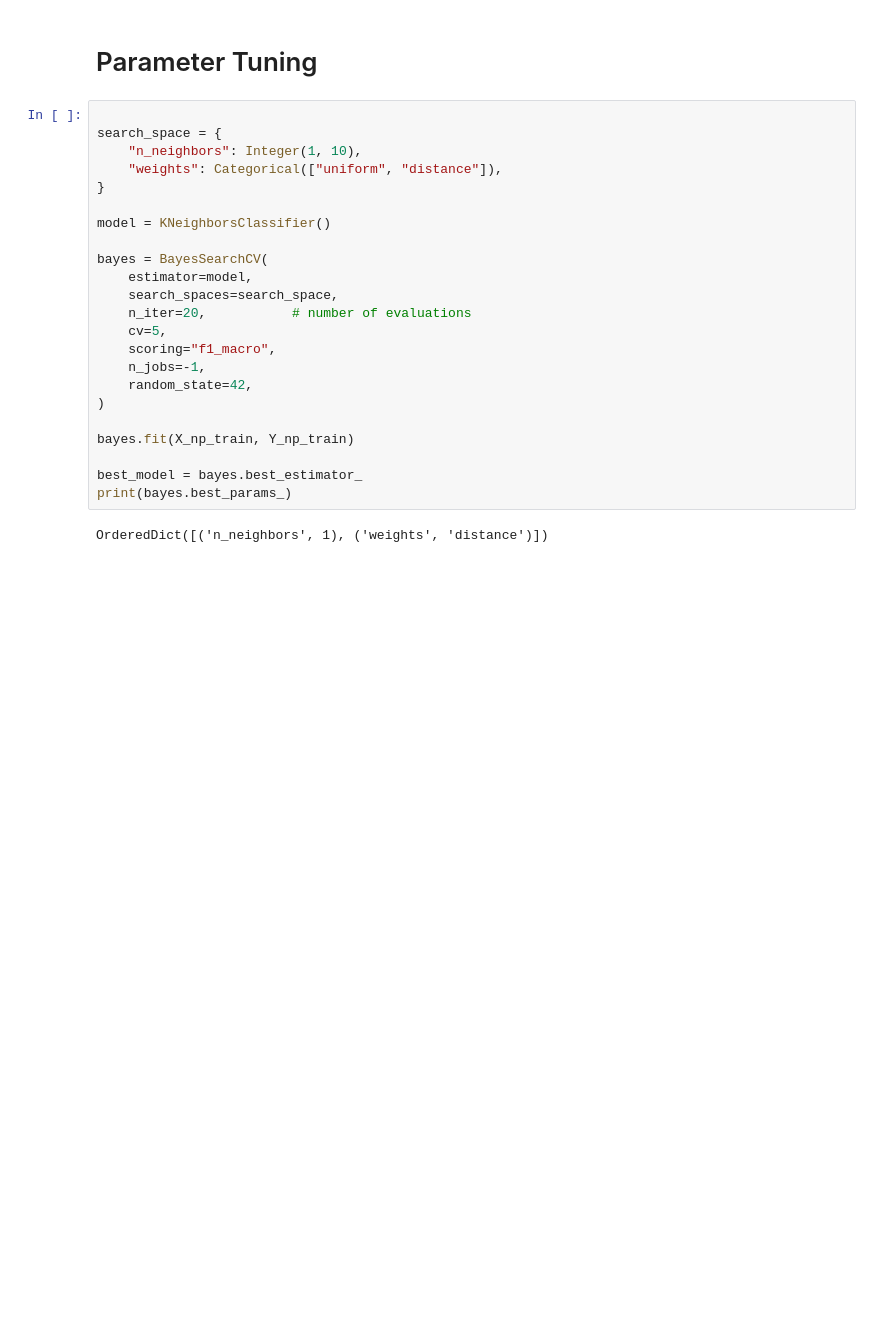
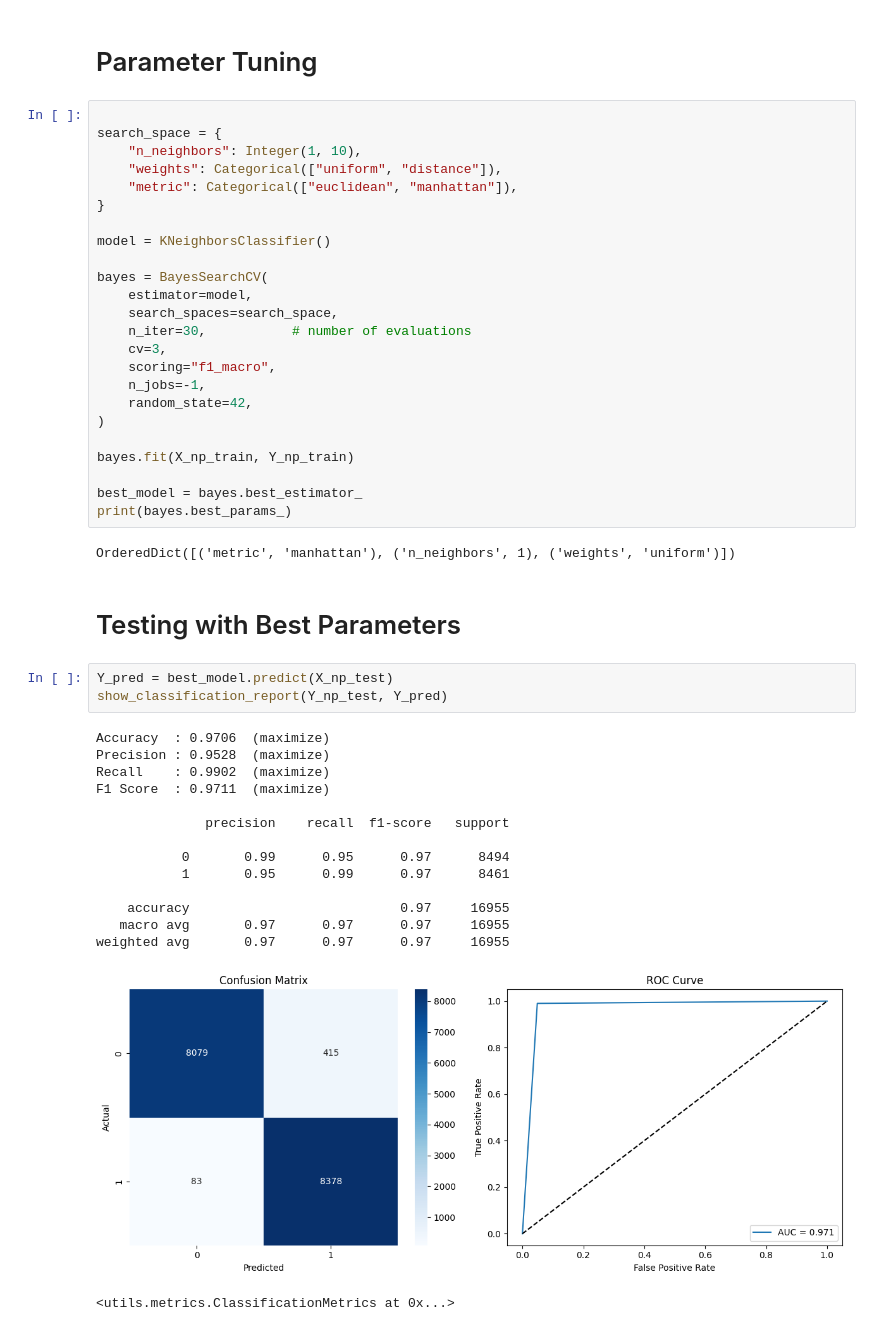
Before and after one commit to MohamedRamzi9/Data-Mining-Project, a Jupyter notebook: supervised_learning/knn.ipynb, the cells around one changed output. Drawn from its saved outputs; the diff is of its cells as text; blank space fills up the shorter version.

```diff
--- a/supervised_learning/knn.ipynb
+++ b/supervised_learning/knn.ipynb
@@ -231,6 +234,7 @@ Class distribution: class 0: 33893, class 1: 33926
 search_space = {
     "n_neighbors": Integer(1, 10),
     "weights": Categorical(["uniform", "distance"]),
+    "metric": Categorical(["euclidean", "manhattan"]),
 }
 
 model = KNeighborsClassifier()
@@ -238,8 +242,8 @@ model = KNeighborsClassifier()
 bayes = BayesSearchCV(
     estimator=model,
     search_spaces=search_space,
-    n_iter=20,           # number of evaluations
-    cv=5,
+    n_iter=30,           # number of evaluations
+    cv=3,
     scoring="f1_macro",
     n_jobs=-1,
     random_state=42,
@@ -250,4 +254,25 @@ bayes.fit(X_np_train, Y_np_train)
 best_model = bayes.best_estimator_
 print(bayes.best_params_)
 # %% [output]
-OrderedDict([('n_neighbors', 1), ('weights', 'distance')])
+OrderedDict([('metric', 'manhattan'), ('n_neighbors', 1), ('weights', 'uniform')])
+# %% [markdown]
+# Testing with Best Parameters
+# %%
+Y_pred = best_model.predict(X_np_test)
+show_classification_report(Y_np_test, Y_pred)
+# %% [output]
+Accuracy  : 0.9706  (maximize)
+Precision : 0.9528  (maximize)
+Recall    : 0.9902  (maximize)
+F1 Score  : 0.9711  (maximize)
+
+              precision    recall  f1-score   support
+
+           0       0.99      0.95      0.97      8494
+           1       0.95      0.99      0.97      8461
+
+    accuracy                           0.97     16955
+   macro avg       0.97      0.97      0.97     16955
+weighted avg       0.97      0.97      0.97     16955
+[figure, added]
+<utils.metrics.ClassificationMetrics at 0x...>
```
Also changed, not shown: parts of 8 cells of this notebook, 1 other file.
